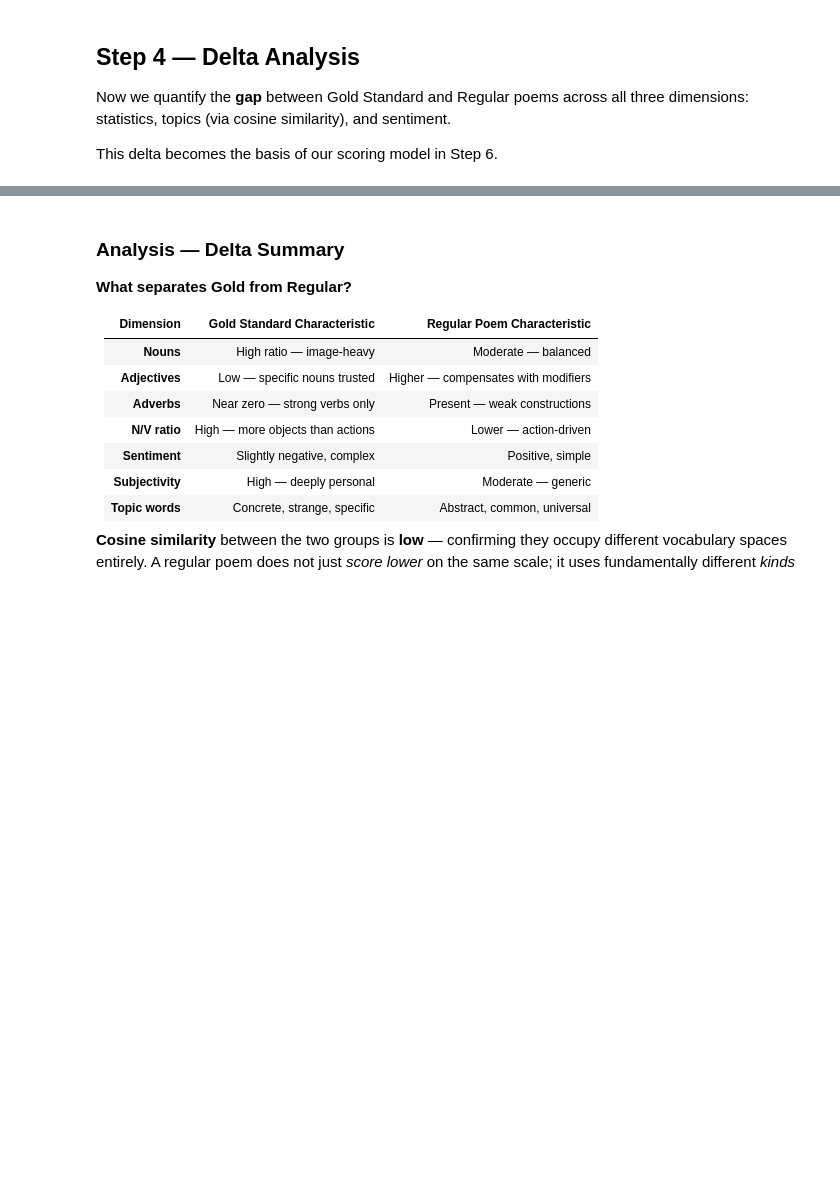
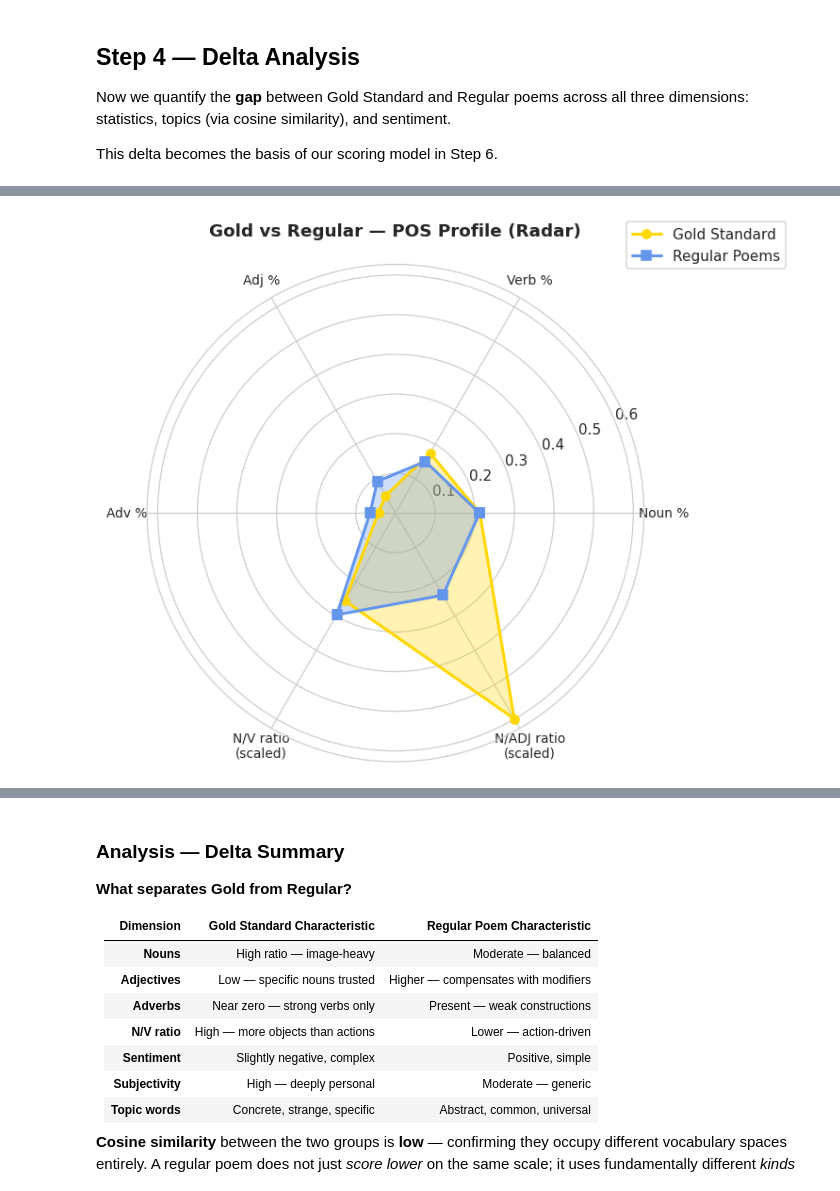
Before and after one commit to Pranjal101Shrivastava/all-assignment-machinelearning, a Jupyter notebook: homework9NLP/homework9_nlp_goldstandard.ipynb, the cells around one changed output, grey strips where cells are left out. Cells and saved outputs as stored; diff of their text form; code cells hidden in the pictures; blank space fills up the shorter version.

```diff
--- a/homework9NLP/homework9_nlp_goldstandard.ipynb
+++ b/homework9NLP/homework9_nlp_goldstandard.ipynb
@@ -695,36 +807,37 @@ print(pd.DataFrame({"Gold": gold_sent_mean, "Regular": reg_sent_mean,
 # ── Radar chart of POS ratios ─────────────────────────────────────────────────
 from matplotlib.patches import FancyArrowPatch
 import matplotlib
-matplotlib.rcParams['axes.spines.polar'] = True
 
 categories = ["Noun %","Verb %","Adj %","Adv %","N/V ratio\n(scaled)","N/ADJ ratio\n(scaled)"]
 gold_vals = [
     gold_stat_mean["N_ratio"],   gold_stat_mean["V_ratio"],
     gold_stat_mean["ADJ_ratio"], gold_stat_mean["ADV_ratio"],
     gold_stat_mean["N_V_ratio"]  / 5,    # scale down for radar
     gold_stat_mean["N_ADJ_ratio"]/ 10,
 ]
 reg_vals = [
     reg_stat_mean["N_ratio"],   reg_stat_mean["V_ratio"],
     reg_stat_mean["ADJ_ratio"], reg_stat_mean["ADV_ratio"],
     reg_stat_mean["N_V_ratio"]  / 5,
     reg_stat_mean["N_ADJ_ratio"]/ 10,
 ]
 
 angles = np.linspace(0, 2*np.pi, len(categories), endpoint=False).tolist()
 gold_vals += [gold_vals[0]]; reg_vals += [reg_vals[0]]; angles += [angles[0]]
 
 fig, ax = plt.subplots(figsize=(7, 7), subplot_kw=dict(polar=True))
 ax.fill(angles, gold_vals,  alpha=0.3,  color="#FFD700")
 ax.fill(angles, reg_vals,   alpha=0.3,  color="#6495ED")
 ax.plot(angles, gold_vals,  "o-", lw=2, color="#FFD700", label="Gold Standard")
 ax.plot(angles, reg_vals,   "s-", lw=2, color="#6495ED", label="Regular Poems")
 ax.set_xticks(angles[:-1]); ax.set_xticklabels(categories, fontsize=9)
 ax.set_title("Gold vs Regular — POS Profile (Radar)", fontweight="bold", pad=20)
 ax.legend(loc="upper right", bbox_to_anchor=(1.3, 1.1))
 plt.tight_layout()
 plt.savefig("radar_delta.png", bbox_inches="tight")
 plt.show()
+# %% [output]
+[figure, added]
 # %%
 # ── Cosine similarity between topic word vectors ─────────────────────────────
 def poem_tfidf_vector(poems):
```
Also changed, not shown: parts of 23 cells of this notebook.
